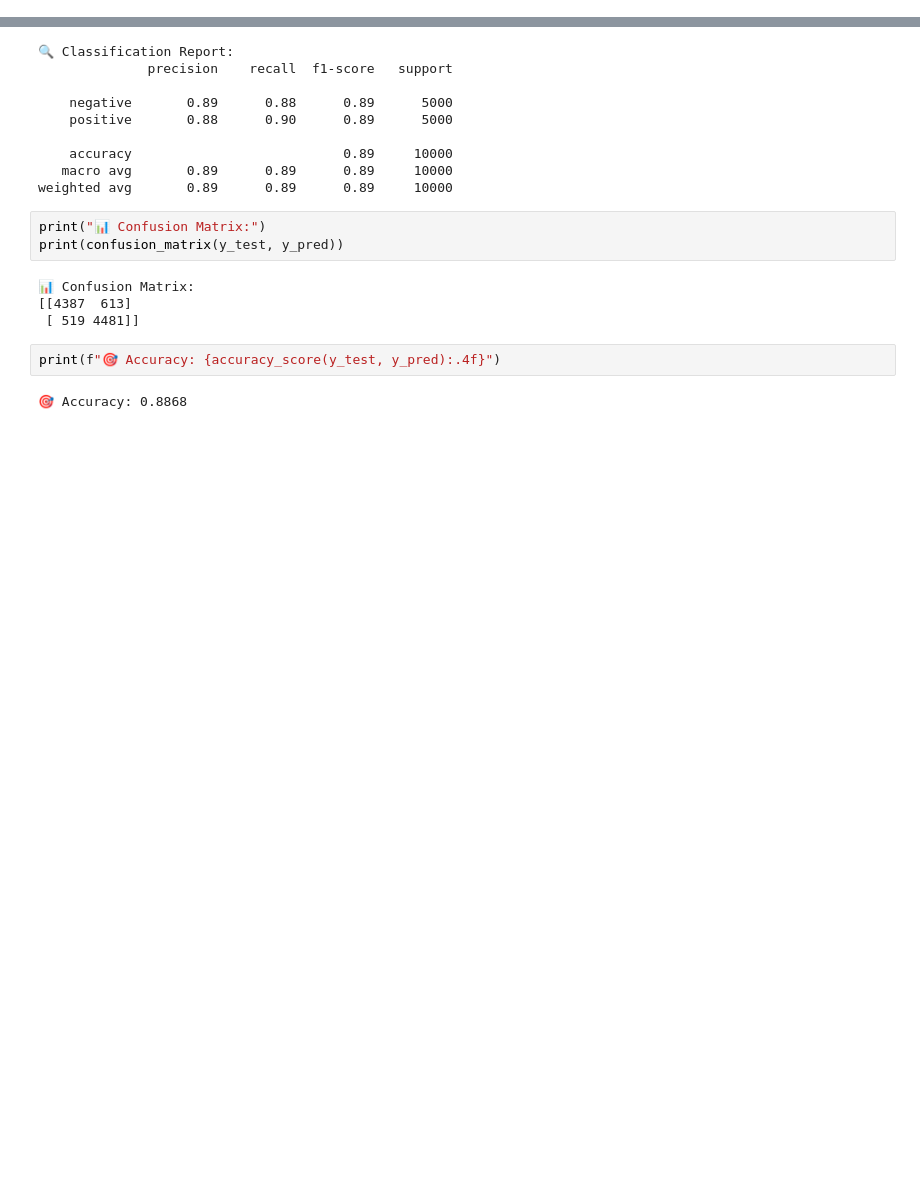
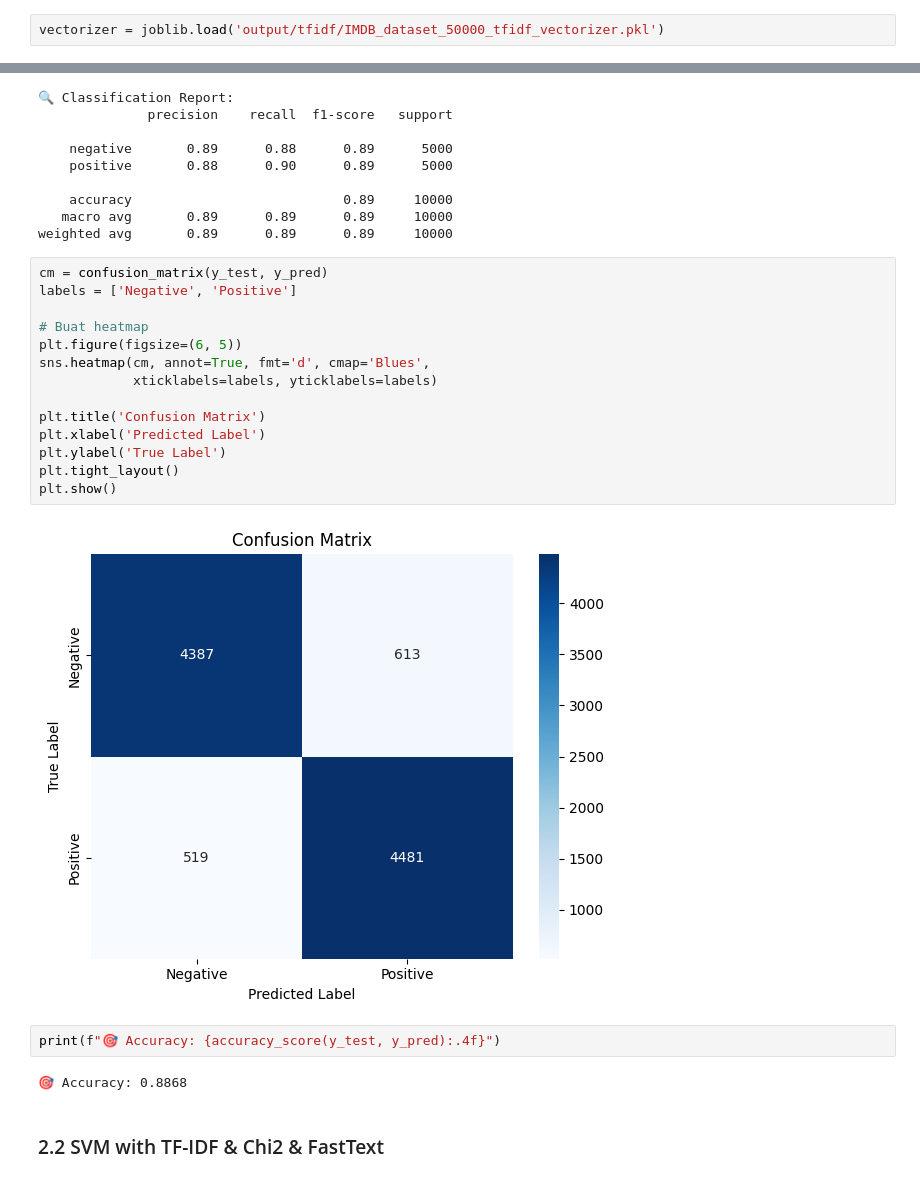
Before and after one commit to Aflinxh/analysis-sentiment-movie-review, a Jupyter notebook: main3.ipynb, the cells around one changed output, grey strips where cells are left out. Cells and saved outputs as stored; diff of their text form; blank space fills up the shorter version.

```diff
--- a/main3.ipynb
+++ b/main3.ipynb
@@ -359,0 +363,2 @@ plt.show()
+# %%
+vectorizer = joblib.load('output/tfidf/IMDB_dataset_50000_tfidf_vectorizer.pkl')
@@ -531,14 +529,25 @@ print(classification_report(y_test, y_pred))
     accuracy                           0.89     10000
    macro avg       0.89      0.89      0.89     10000
 weighted avg       0.89      0.89      0.89     10000
-# %%
-print("📊 Confusion Matrix:")
-print(confusion_matrix(y_test, y_pred))
-# %% [output]
-📊 Confusion Matrix:
-[[4387  613]
- [ 519 4481]]
+# %%
+cm = confusion_matrix(y_test, y_pred)
+labels = ['Negative', 'Positive']
+
+# Buat heatmap
+plt.figure(figsize=(6, 5))
+sns.heatmap(cm, annot=True, fmt='d', cmap='Blues',
+            xticklabels=labels, yticklabels=labels)
+
+plt.title('Confusion Matrix')
+plt.xlabel('Predicted Label')
+plt.ylabel('True Label')
+plt.tight_layout()
+plt.show()
+# %% [output]
+[figure, added]
 # %%
 print(f"🎯 Accuracy: {accuracy_score(y_test, y_pred):.4f}")
 # %% [output]
 🎯 Accuracy: 0.8868
+# %% [markdown]
+### 2.2 SVM with TF-IDF & Chi2 & FastText
```
Also changed, not shown: parts of 58 cells of this notebook, 1 other file.
